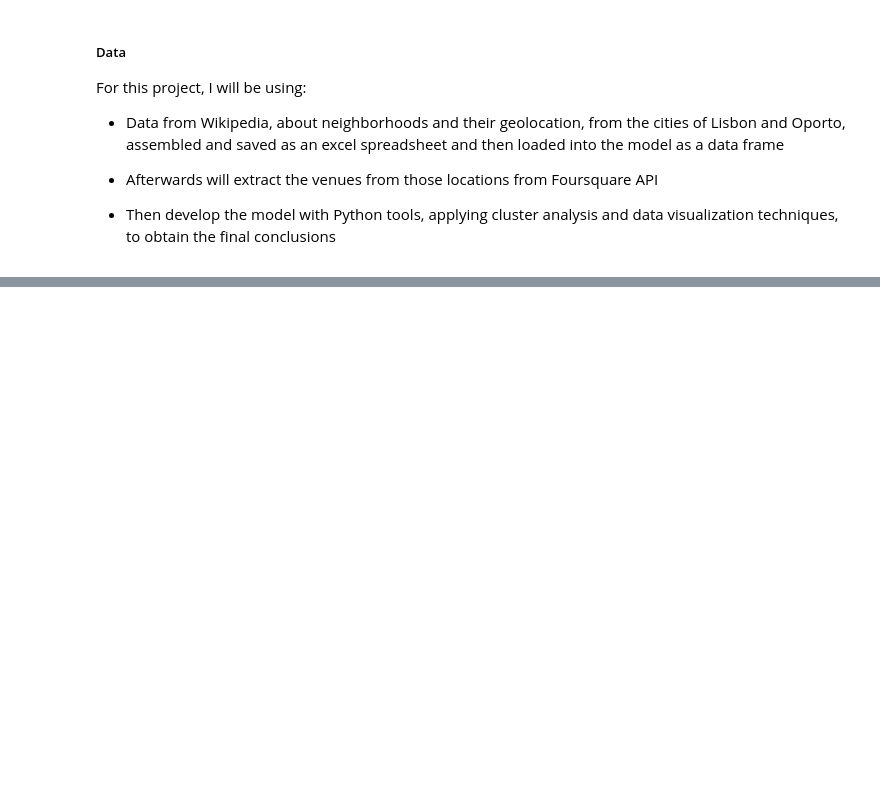
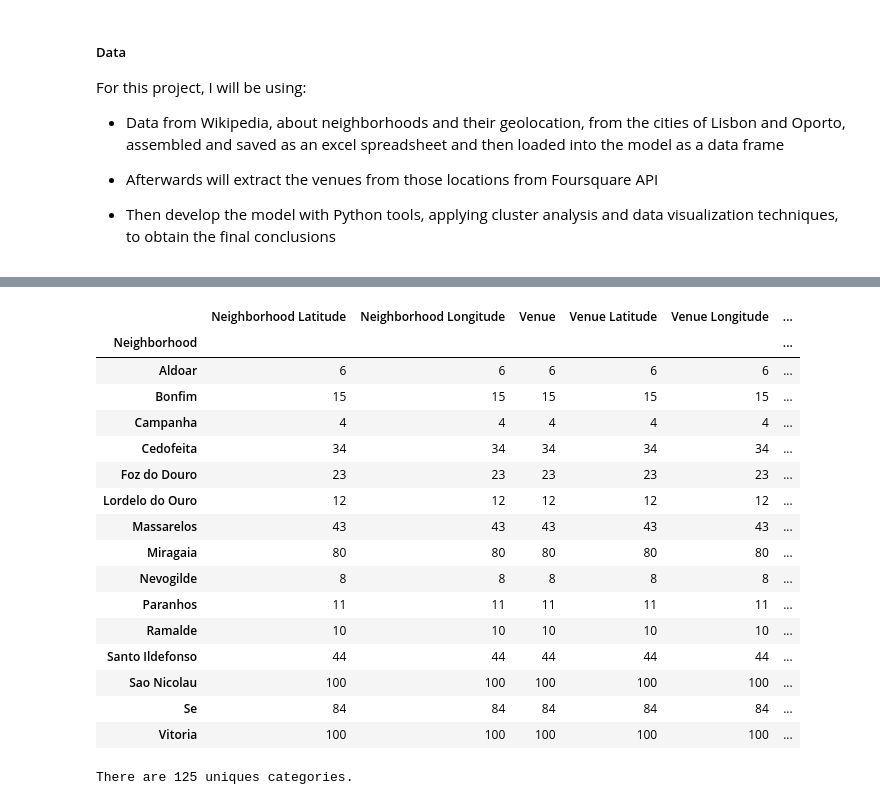
Before and after one commit to jotafiliperocha/joao_rocha, a Jupyter notebook: Capstone - Battle of the neighborhoods.ipynb, the cells around one changed output, grey strips where cells are left out. Saved outputs shown, nothing was run; the diff lists cells and outputs as text; code cells hidden in the pictures; blank space fills up the shorter version.

```diff
--- a/Capstone - Battle of the neighborhoods.ipynb
+++ b/Capstone - Battle of the neighborhoods.ipynb
@@ -27,0 +218,31 @@ For this project, I will be using:
+# %%
+# function that extracts the category of the venue
+def get_category_type(row):
+    try:
+        categories_list = row['categories']
+    except:
+        categories_list = row['venue.categories']
+
+    if len(categories_list) == 0:
+        return None
+    else:
+        return categories_list[0]['name']
+
+
+venues = results['response']['groups'][0]['items']
+
+nearby_venues = json_normalize(venues) # flatten JSON
+
+# filter columns
+filtered_columns = ['venue.name', 'venue.categories', 'venue.location.lat', 'venue.location.lng']
+nearby_venues =nearby_venues.loc[:, filtered_columns]
+
+# filter the category for each row
+nearby_venues['venue.categories'] = nearby_venues.apply(get_category_type, axis=1)
+
+# clean columns
+nearby_venues.columns = [col.split(".")[-1] for col in nearby_venues.columns]
+
+nearby_venues
+
+print('{} venues were returned by Foursquare.'.format(nearby_venues.shape[0]))
@@ -27,0 +325,24 @@ For this project, I will be using:
+# %%
+porto_venues.groupby('Neighborhood').count()
+# %% [output]
+|  | Neighborhood Latitude | Neighborhood Longitude | Venue | Venue Latitude | Venue Longitude | ... |
+| Neighborhood |  |  |  |  |  | ... |
+| Aldoar | 6 | 6 | 6 | 6 | 6 | ... |
+| Bonfim | 15 | 15 | 15 | 15 | 15 | ... |
+| Campanha | 4 | 4 | 4 | 4 | 4 | ... |
+| Cedofeita | 34 | 34 | 34 | 34 | 34 | ... |
+| Foz do Douro | 23 | 23 | 23 | 23 | 23 | ... |
+| Lordelo do Ouro | 12 | 12 | 12 | 12 | 12 | ... |
+| Massarelos | 43 | 43 | 43 | 43 | 43 | ... |
+| Miragaia | 80 | 80 | 80 | 80 | 80 | ... |
+| Nevogilde | 8 | 8 | 8 | 8 | 8 | ... |
+| Paranhos | 11 | 11 | 11 | 11 | 11 | ... |
+| Ramalde | 10 | 10 | 10 | 10 | 10 | ... |
+| Santo Ildefonso | 44 | 44 | 44 | 44 | 44 | ... |
+| Sao Nicolau | 100 | 100 | 100 | 100 | 100 | ... |
+| Se | 84 | 84 | 84 | 84 | 84 | ... |
+| Vitoria | 100 | 100 | 100 | 100 | 100 | ... |
+# %%
+print('There are {} uniques categories.'.format(len(porto_venues['Venue Category'].unique())))
+# %% [output]
+There are 125 uniques categories.
```
Also changed, not shown: parts of 47 cells of this notebook.
